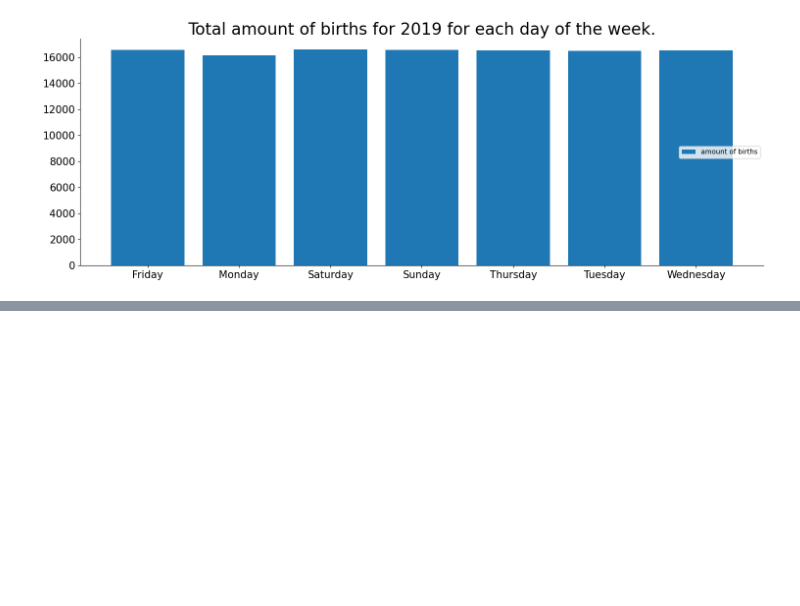
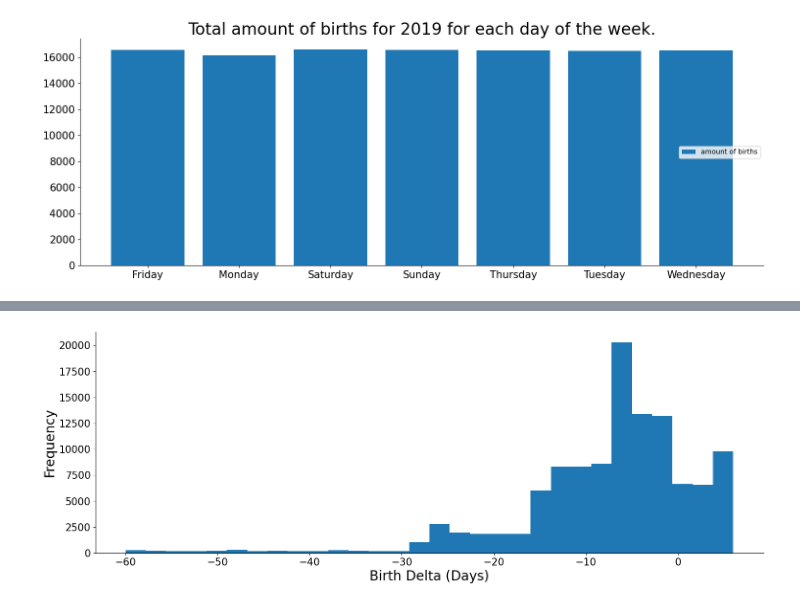
Before and after one commit to Frederic-P/exam, a Jupyter notebook: notebooks/examen_deel1.ipynb, the cells around one changed output, grey strips where cells are left out. Cells and saved outputs as stored; diff of their text form; code cells hidden in the pictures; blank space fills up the shorter version.

```diff
--- a/notebooks/examen_deel1.ipynb
+++ b/notebooks/examen_deel1.ipynb
@@ -326,0 +469,4 @@ plt.show()
+# %%
+data_extended_filtered_delta = data_extended_filtered.copy()
+data_extended_filtered_delta['birthdelta'] = data_extended_filtered_delta['birthdate'] - data_extended_filtered_delta['verwachte datum']
+data_extended_filtered_delta['birthdelta_int'] = data_extended_filtered_delta['birthdelta'].dt.days
@@ -326,0 +526,7 @@ plt.show()
+# %%
+plt.hist(x=data_extended_filtered_delta.birthdelta_int, bins=30)
+plt.xlabel('Birth Delta (Days)')
+plt.ylabel('Frequency')
+plt.show()
+# %% [output]
+[figure, added]
```
Also changed, not shown: parts of 30 cells of this notebook, 2 other files.
